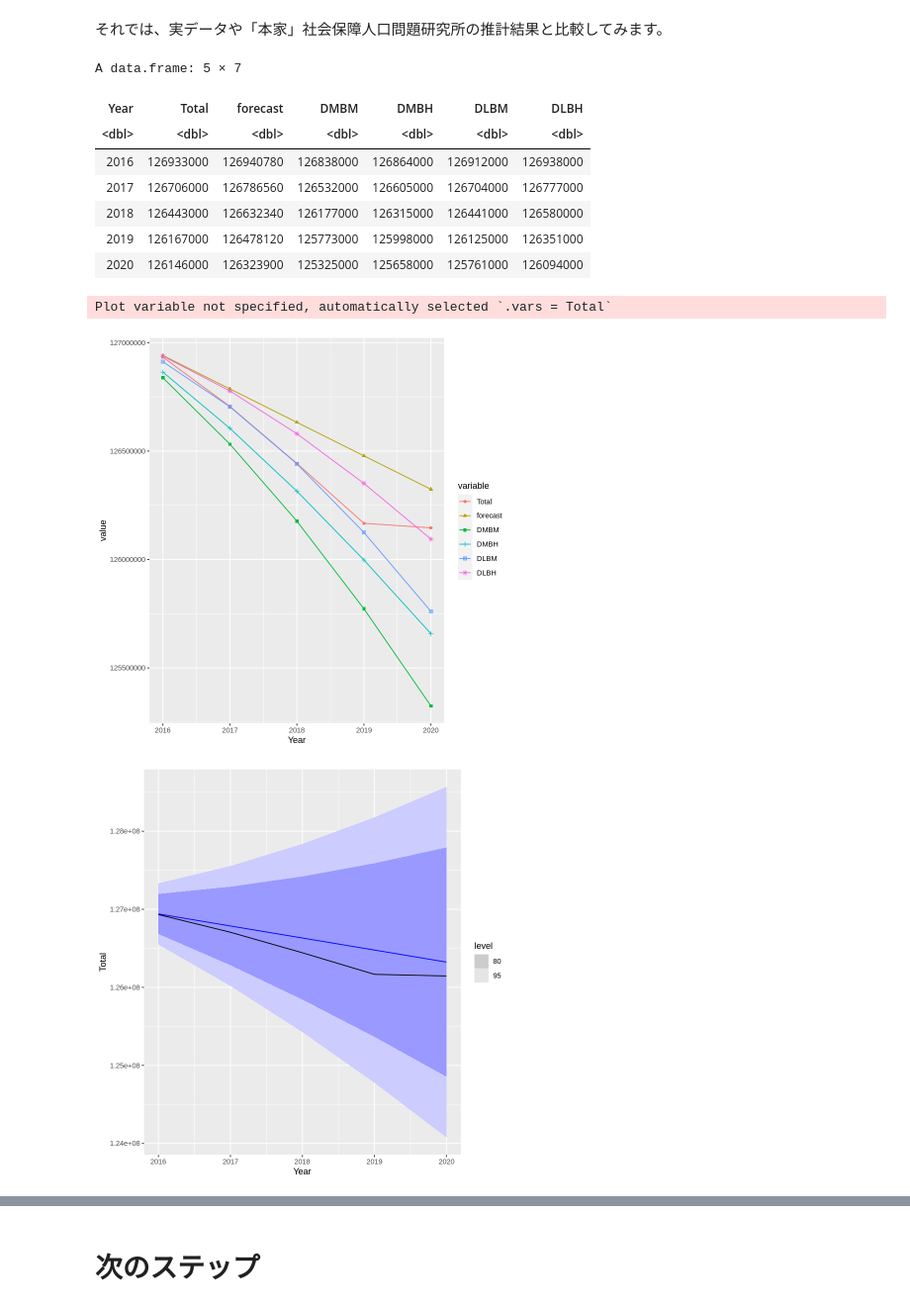
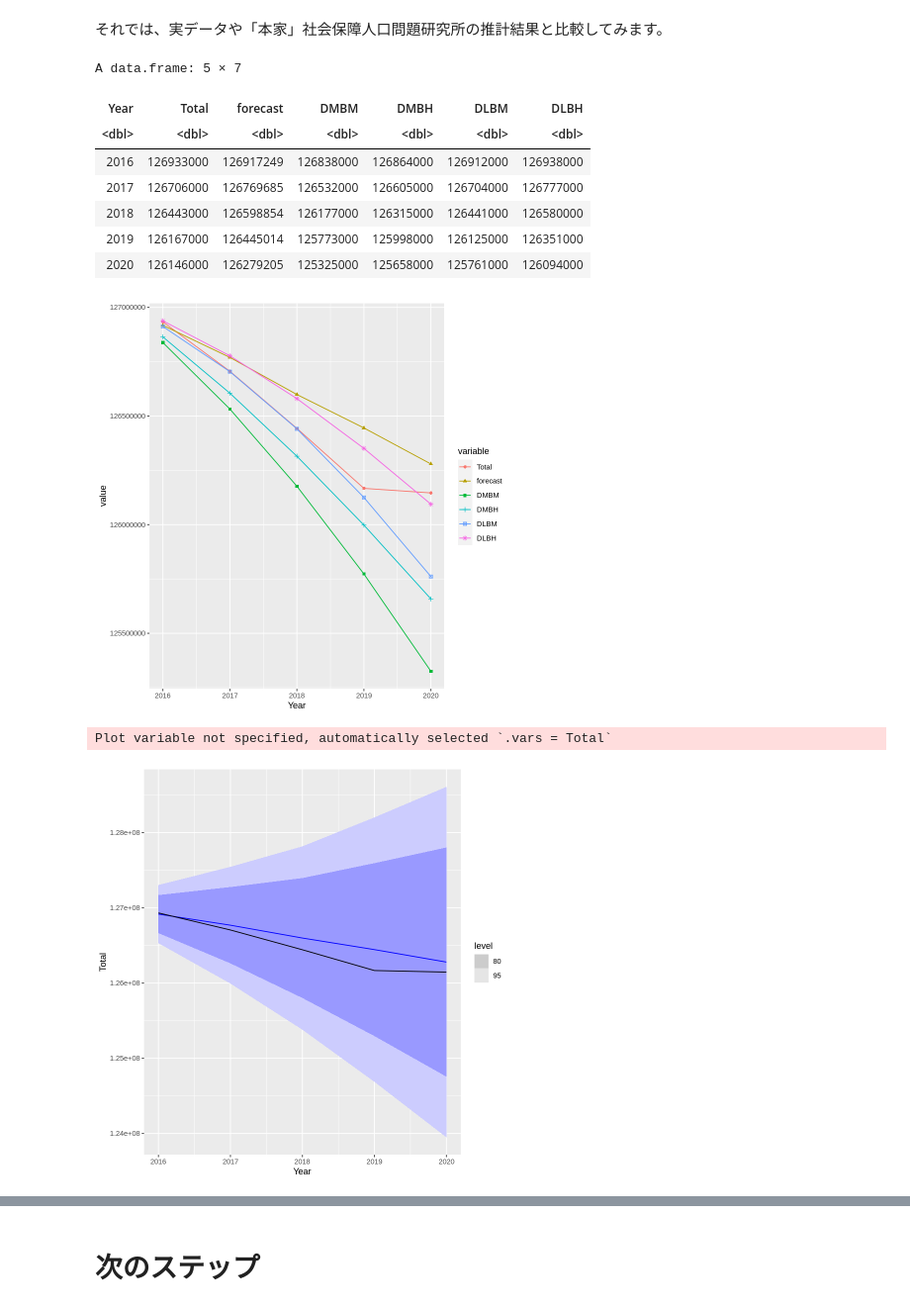
Before and after one commit to u-10bei/Population_Projections, a Jupyter notebook: ipynb/R_ARIMA_1.ipynb, the cells around one changed output, grey strips where cells are left out. Shown at 99% size. Drawn from its saved outputs; the diff is of its cells as text; code cells hidden in the pictures.

```diff
--- a/ipynb/R_ARIMA_1.ipynb
+++ b/ipynb/R_ARIMA_1.ipynb
@@ -152,11 +209,9 @@ ipss_test
 # ライブラリの読み込み
 library( dplyr )
 
-# ＡＲＩＭＡモデル予測をはforecast
-# 実データがTotal
-# 社人研の結果は、例えば死亡中位出生中位だとDMBM
 pop_arima_f |>
   as.data.frame() |>
+  filter( .model == "arima221" ) |>
   select( Year, "forecast" = .mean ) |>
   inner_join( pop_test, by = "Year" ) |>
   inner_join( ipss_test, by = "Year" )|>
@@ -166,42 +221,45 @@ pop_arima_f |>
           DMBM,
           DMBH,
           DLBM,
           DLBH ) ->
 join_test
 join_test
 
 # ライブラリの読み込み
 library( reshape2 )
 
 # 描画
 join_test |>
   melt(id = "Year",
        measure = c( "Total",
                     "forecast",
                     "DMBM",
                     "DMBH",
                     "DLBM",
                     "DLBH")) |>
   ggplot( aes( x = Year,
                y = value,
                shape = variable,
                colour = variable,
                group = variable )) +
   geom_line() +
   geom_point()
-
-pop_arima_f |> autoplot() +
-    autolayer( pop_test )
 # %% [output]
 A data.frame: 5 × 7
 | Year | Total | forecast | DMBM | DMBH | DLBM | DLBH |
 | <dbl> | <dbl> | <dbl> | <dbl> | <dbl> | <dbl> | <dbl> |
-| 2016 | 126933000 | 126940780 | 126838000 | 126864000 | 126912000 | 126938000 |
-| 2017 | 126706000 | 126786560 | 126532000 | 126605000 | 126704000 | 126777000 |
-| 2018 | 126443000 | 126632340 | 126177000 | 126315000 | 126441000 | 126580000 |
-| 2019 | 126167000 | 126478120 | 125773000 | 125998000 | 126125000 | 126351000 |
-| 2020 | 126146000 | 126323900 | 125325000 | 125658000 | 125761000 | 126094000 |
+| 2016 | 126933000 | 126917249 | 126838000 | 126864000 | 126912000 | 126938000 |
+| 2017 | 126706000 | 126769685 | 126532000 | 126605000 | 126704000 | 126777000 |
+| 2018 | 126443000 | 126598854 | 126177000 | 126315000 | 126441000 | 126580000 |
+| 2019 | 126167000 | 126445014 | 125773000 | 125998000 | 126125000 | 126351000 |
+| 2020 | 126146000 | 126279205 | 125325000 | 125658000 | 125761000 | 126094000 |
-Plot variable not specified, automatically selected `.vars = Total`
-[figure, old version]
+[figure, new version]
-[figure, removed]
+# %%
+pop_arima_f |>
+  filter( .model == "arima221" ) |>
+  autoplot() +
+  autolayer( pop_test )
+# %% [output]
+Plot variable not specified, automatically selected `.vars = Total`
+[figure, added]
 # %% [markdown]
```
Also changed, not shown: parts of 8 cells of this notebook.
